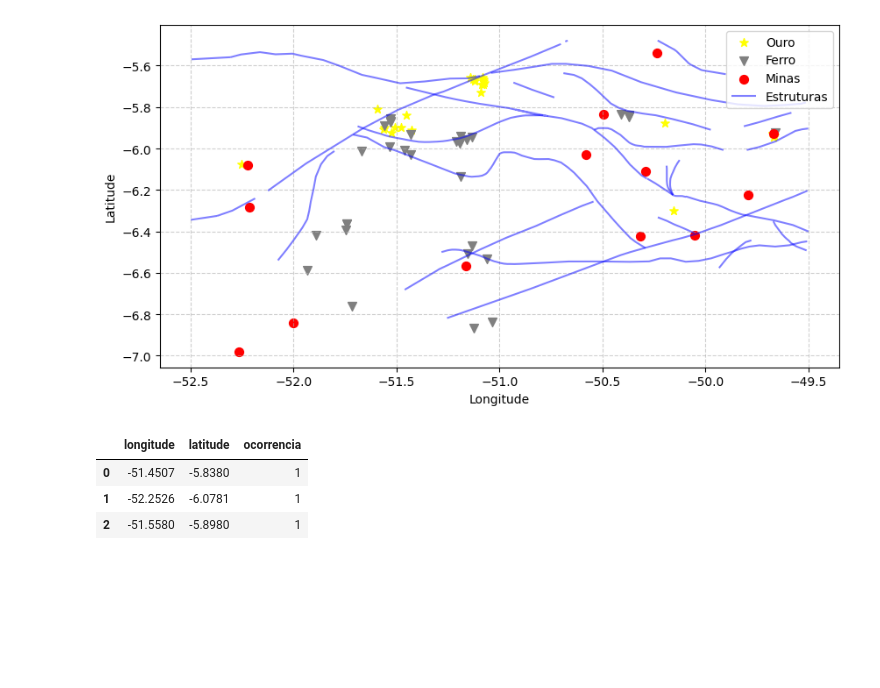
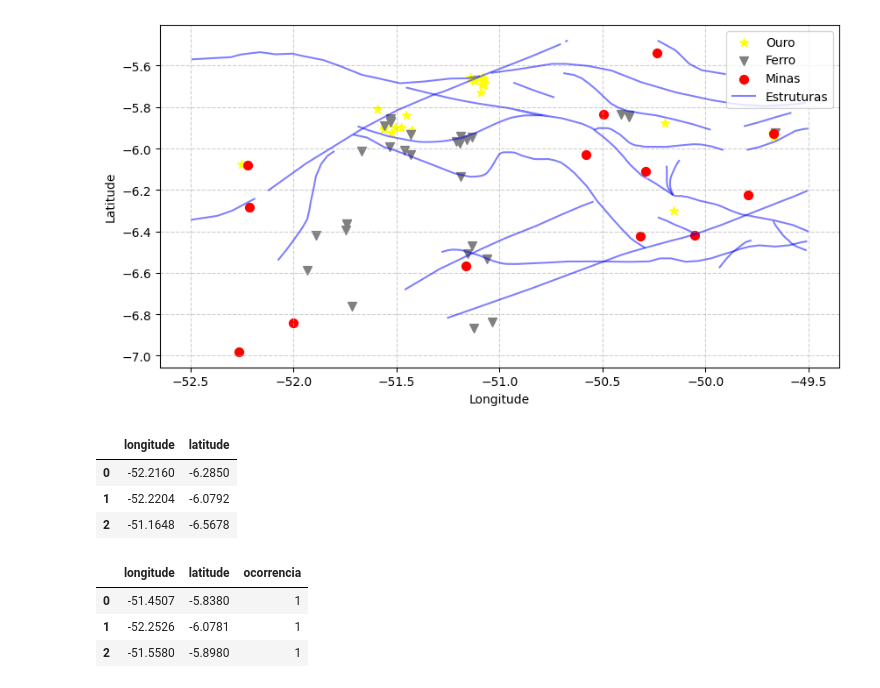
Before and after one commit to renan2scarvalho/tcc-univesp, a Jupyter notebook: notebooks/v1/tcc_ouro.ipynb, the cells around one changed output. Saved outputs shown, nothing was run; the diff lists cells and outputs as text; code cells hidden in the pictures; blank space fills up the shorter version.

```diff
--- a/notebooks/v1/tcc_ouro.ipynb
+++ b/notebooks/v1/tcc_ouro.ipynb
@@ -349,5 +353,17 @@ plt.legend()
 plt.show()
 # %% [output]
 [figure]
+# %%
+df_minas = pd.DataFrame(minas)
+df_minas = df_minas[["longitude", "latitude"]]
+df_minas["longitude"] = df_minas["longitude"].round(4)
+df_minas["latitude"] = df_minas["latitude"].round(4)
+
+df_minas.head(3)
+# %% [output]
+|  | longitude | latitude |
+| 0 | -52.2160 | -6.2850 |
+| 1 | -52.2204 | -6.0792 |
+| 2 | -51.1648 | -6.5678 |
 # %%
 df_minerio = pd.DataFrame(ouro)
```
Also changed, not shown: parts of 12 cells of this notebook.
